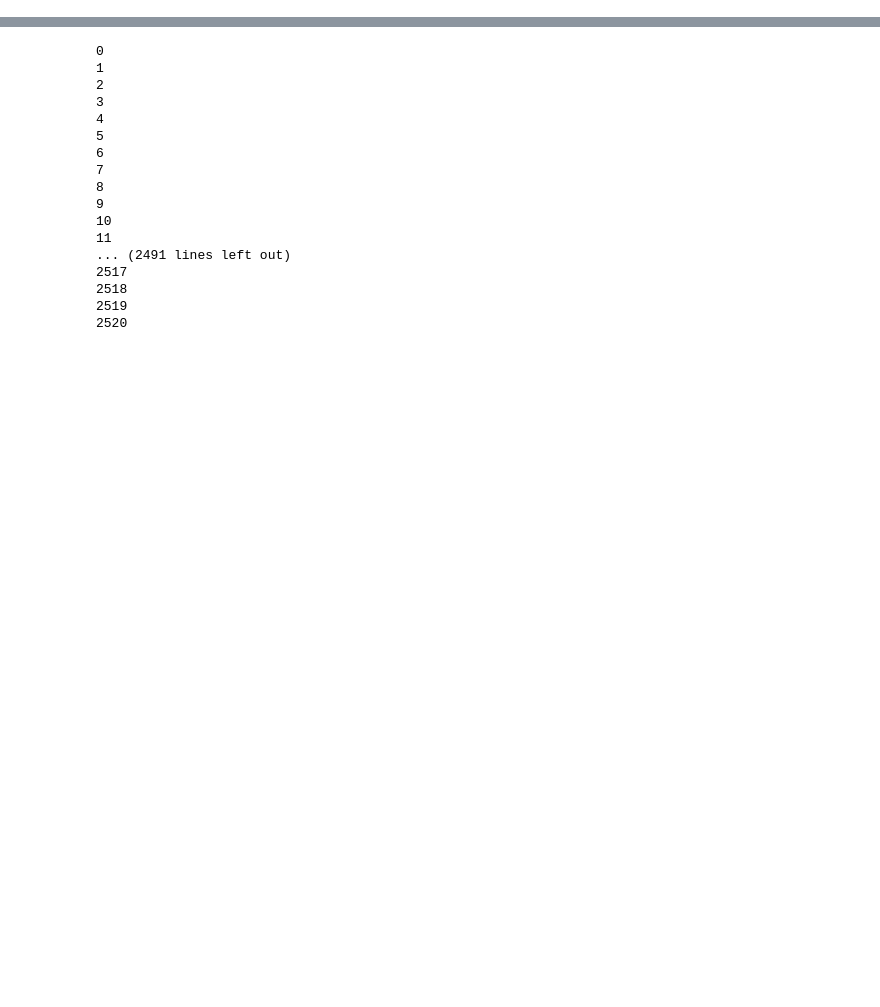
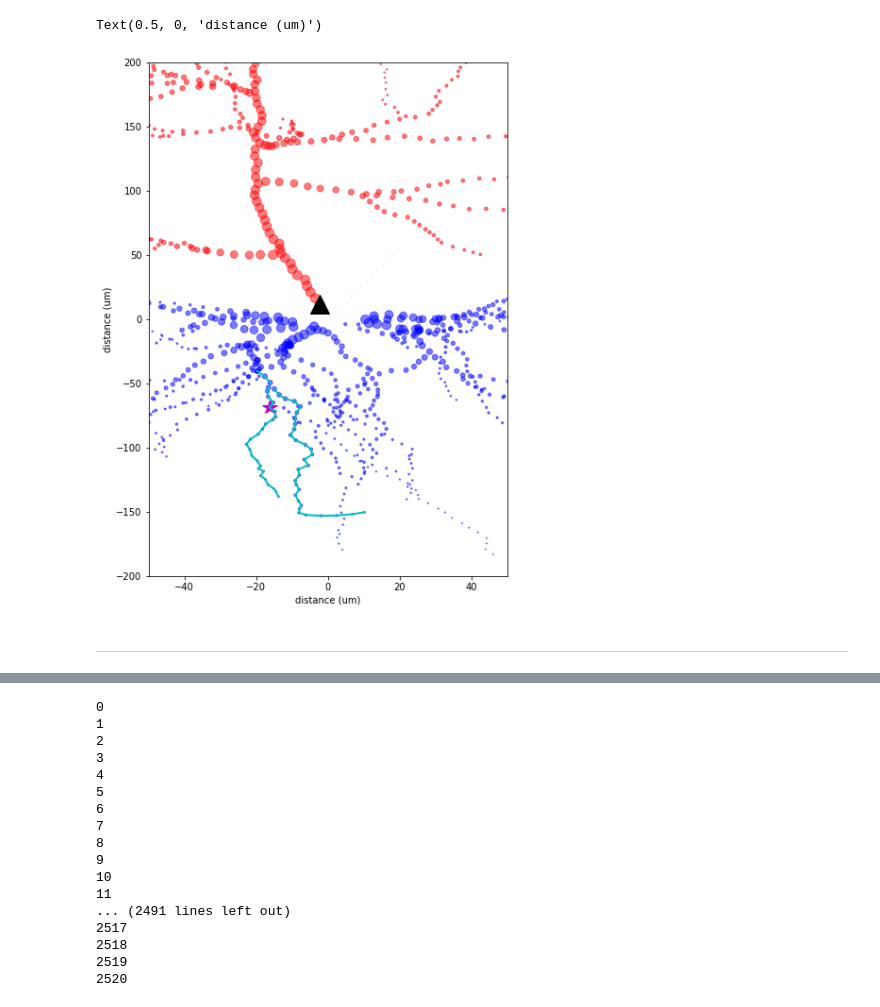
Before and after one commit to aaberbach/L5NeuronSimulation, a Jupyter notebook: L5NeuronSimulation/FullSimulation/NMDAExploration.ipynb, the cells around one changed output, grey strips where cells are left out. Saved outputs shown, nothing was run; the diff lists cells and outputs as text; code cells hidden in the pictures; blank space fills up the shorter version.

```diff
--- a/L5NeuronSimulation/FullSimulation/NMDAExploration.ipynb
+++ b/L5NeuronSimulation/FullSimulation/NMDAExploration.ipynb
@@ -181,0 +342,64 @@ na_df.to_csv('na_df.csv')
+# %%
+plt.figure(figsize=(15,10))
+ind = 55
+plt.subplot(1,2,1)
+plt.plot(segs['Coord X'], segs['Coord Y'], 'b.',alpha=0.02)
+plt.plot(segs.loc[0,'Coord X'], segs.loc[0,'Coord Y'], 'k^',markersize=20)
+
+for i in segs_conns[(segs_conns.Type=='apic')]['Sec ID'].unique():
+    plt.scatter(segs[(segs['Sec ID']==i)&(segs.Type=='apic')]['Coord X'],
+                segs[(segs['Sec ID']==i)&(segs.Type=='apic')]['Coord Y'],
+                s=segs[(segs['Sec ID']==i)&(segs.Type=='apic')]['Elec_distance']*100,
+                color='r',alpha=0.5)
+
+for i in segs_conns[(segs_conns.Type=='apic')&
+                    (segs_conns.Distance>685)&
+                    (segs_conns.Distance<885)]['Sec ID'].unique():
+    plt.scatter(segs[(segs['Sec ID']==i)&(segs.Type=='apic')]['Coord X'],
+                segs[(segs['Sec ID']==i)&(segs.Type=='apic')]['Coord Y'],
+                s=segs[(segs['Sec ID']==i)&(segs.Type=='apic')]['Elec_distance']*100,
+                color='m',alpha=0.5)
+
+for i in segs_conns[(segs_conns.Type=='dend')]['Sec ID'].unique():
+    plt.scatter(segs[(segs['Sec ID']==i)&(segs.Type=='dend')]['Coord X'],
+                segs[(segs['Sec ID']==i)&(segs.Type=='dend')]['Coord Y'],
+                s=segs[(segs['Sec ID']==i)&(segs.Type=='dend')]['Elec_distance']*100,
+                color='b',alpha=0.5)
+
+
+plt.plot(segs.loc[segs.segmentID==633,'Coord X'],
+         segs.loc[segs.segmentID==633,'Coord Y'],'m*',markersize=16)
+
+plt.plot(segs.loc[(segs['Sec ID']==58)&(segs.Type=='dend'),'Coord X'],
+         segs.loc[(segs['Sec ID']==58)&(segs.Type=='dend'),'Coord Y'],color='c',linewidth=2)
+
+plt.plot(segs.loc[(segs['Sec ID']==59)&(segs.Type=='dend'),'Coord X'],
+         segs.loc[(segs['Sec ID']==59)&(segs.Type=='dend'),'Coord Y'],color='c',linewidth=2)
+
+plt.plot(segs.loc[(segs['Sec ID']==57)&(segs.Type=='dend'),'Coord X'],
+         segs.loc[(segs['Sec ID']==57)&(segs.Type=='dend'),'Coord Y'],color='c',linewidth=2)
+
+plt.ylim(-200,200)
+plt.xlim(-50,50)
+
+plt.ylabel('distance (um)')
+plt.xlabel('distance (um)')
+############################################################
+
+
+#seg = 633
+#plt.subplot(3,2,2)
+#for i in np.random.choice(spktimes,size=100,replace=False):
+#    p = int(np.floor(i*10))#np.random.choice(segs_na_df[segs_na_df.segmentID==seg]['na_lower_bound'])
+#    plt.plot(v['report']['biophysical']['data'][p-50:p+50,seg],color='b',alpha=0.2)
+#    plt.plot(v['report']['biophysical']['data'][p-50:p+50,0],color='k',alpha=0.2)
+#
+#plt.subplot(3,2,4)
+#for i in np.random.choice(spktimes,size=100,replace=False):
+#    p = int(np.floor(i*10))
+#    plt.plot(na['report']['biophysical']['data'][p-50:p+50,seg],color='r',alpha=0.2)
+# %% [output]
+Text(0.5, 0, 'distance (um)')
+[figure, added]
+# %% [markdown]
+----------
```
Also changed, not shown: parts of 45 cells of this notebook, 6 other files.
